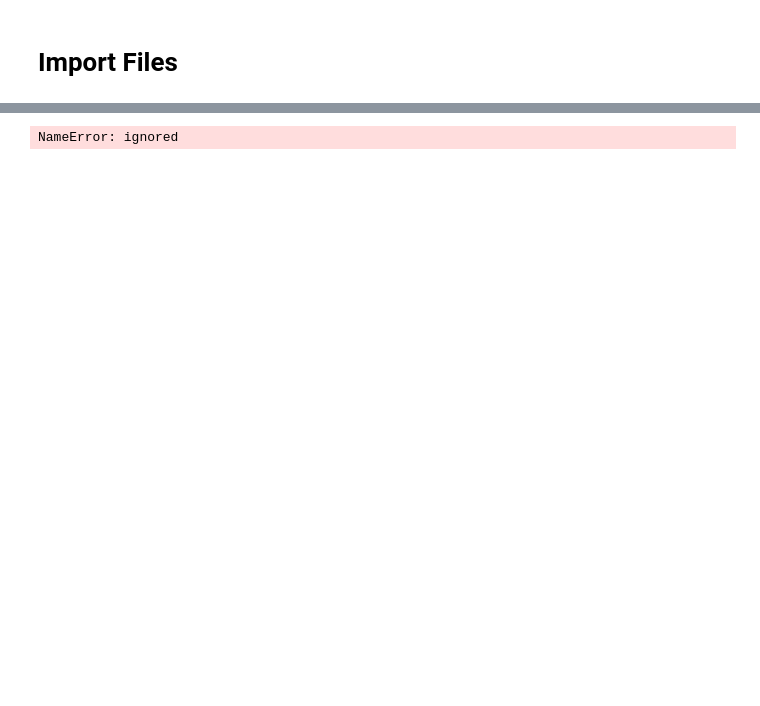
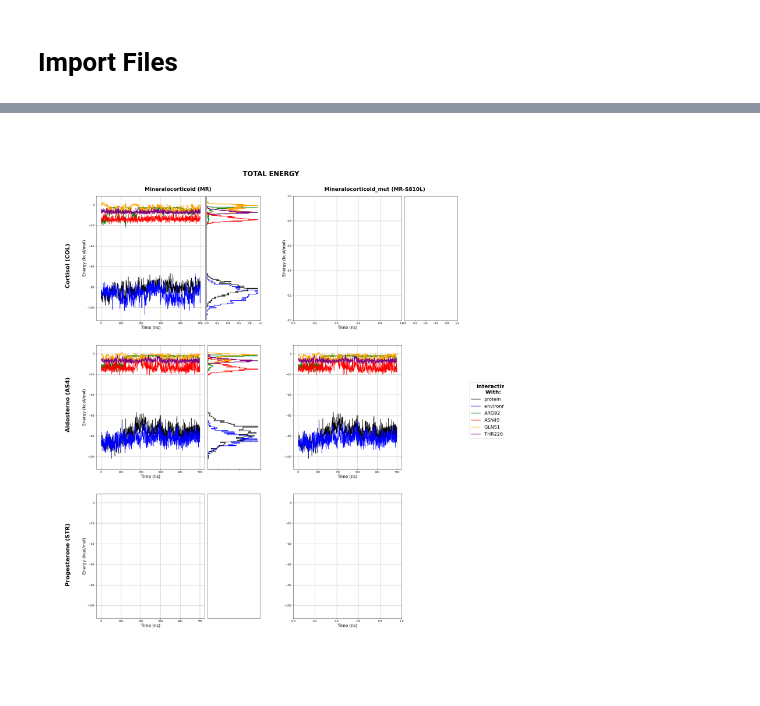
Before and after one commit to saguileran/MD-SCPI, a Jupyter notebook: NoteBooks/PlotEnergies.ipynb, the cells around one changed output, grey strips where cells are left out. Saved outputs shown, nothing was run; the diff lists cells and outputs as text; code cells hidden in the pictures; blank space fills up the shorter version.

```diff
--- a/NoteBooks/PlotEnergies.ipynb
+++ b/NoteBooks/PlotEnergies.ipynb
@@ -114,10 +115,10 @@ def RemoveBox(ax):
   ax.spines['bottom'].set_visible(False)
   ax.spines['left'].set_visible(False)
 
-def PlotEnergies(work_directories, figsize=(33,16), bins=100, bins_cum=50):
+def PlotEnergies(work_directories, figsize=(25,30), bins=100, bins_cum=50):
   plt.close()
   fig = plt.figure(figsize=figsize)
-  gs0 = gridspec.GridSpec(2, 3, figure=fig)
+  gs0 = gridspec.GridSpec(3, 2, figure=fig)
 
   # ----------------------------------------- cortisol -----------------------------------------
   gs00 = gridspec.GridSpecFromSubplotSpec(1, 3, subplot_spec=gs0[0,0], wspace=0.025)
@@ -141,10 +142,11 @@ def PlotEnergies(work_directories, figsize=(33,16), bins=100, bins_cum=50):
 
     c+=1
 
-  ax_main.text(-180, -60, 'WT', fontsize='22', fontweight='bold', rotation=90)
-  ax_main.text(-180, -210, 'S810L', fontsize='22', fontweight='bold', rotation=90)
+  ax_main.text(-180, -80, 'Cortisol (COL)', fontsize='22', fontweight='bold', rotation=90)
+  ax_main.text(-180, -220, 'Aldosterno (AS4)', fontsize='22', fontweight='bold', rotation=90)
+  ax_main.text(-180, -370, 'Progesterone (STR)', fontsize='22', fontweight='bold', rotation=90)
 
-  ax_main.set_title('             Aldosterno (AS4)', fontweight='normal', fontsize='20', pad=20)
+  ax_main.set_title('Mineralocorticoid (MR)', fontweight='bold', fontsize='20', pad=20, x=0.75)
   ax_main.set_xlabel("Time (ns)", fontsize='16')
   ax_main.set_ylabel("Energy (kcal/mol)", fontsize='16')
   #ax_main.legend(bbox_to_anchor=(1.75, .5), title='With', fontsize='14', title_fontsize='16', borderaxespad=0.)
@@ -154,7 +156,7 @@ def PlotEnergies(work_directories, figsize=(33,16), bins=100, bins_cum=50):
   #ax_yCumDist.set_xlabel('cumulative',color='r')
 
   # ----------------------------------------- aldosterone -----------------------------------------
-  gs01 = gs0[0,1].subgridspec(1, 3, wspace=0.05)
+  gs01 = gs0[1,0].subgridspec(1, 3, wspace=0.05)
   ax_main_1 = plt.subplot(gs01[0:2, :2])
   ax_yDist_1 = plt.subplot(gs01[:1, 2],sharey=ax_main_1)
   ax_main_1.grid(True)
@@ -173,8 +175,9 @@ def PlotEnergies(work_directories, figsize=(33,16), bins=100, bins_cum=50):
 
     RemoveBox(ax_yDist_1); RemoveBox(ax_yCumDist_1);
 
-  ax_main_1.set_title('            Cortisol (COL)', fontweight='normal', fontsize='20', pad=15)
+  #ax_main_1.set_title('            Cortisol (COL)', fontweight='normal', fontsize='20', pad=15)
   ax_main_1.set_xlabel("Time (ns)", fontsize='16')
+  ax_main_1.set_ylabel("Energy (kcal/mol)", fontsize='16')
   ax_main_1.sharey(ax_main); ax_main_1.sharex(ax_main)
   #ax_yDist_1.axis('off');    ax_yCumDist_1.axis('off')
 
@@ -183,39 +186,38 @@ def PlotEnergies(work_directories, figsize=(33,16), bins=100, bins_cum=50):
   #ax_main_1.legend(bbox_to_anchor=(1.9, .6), title='$\\bf{With:}$', fontsize='14', title_fontsize='16', borderaxespad=0.)
 
   # ----------------------------------------- progesterone -----------------------------------------
-  gs01 = gs0[0,2].subgridspec(1, 3, wspace=0.05)
+  gs01 = gs0[2,0].subgridspec(1, 3, wspace=0.05)
   ax_main_4 = plt.subplot(gs01[0:2, :2])
   ax_yDist_4 = plt.subplot(gs01[:1, 2],sharey=ax_main_4)
   ax_main_4.grid(True)
 
   for i in range(len(ligand_files_interesting)):
-    data=js.dA(os.path.join(work_directories[1], ligand_files_interesting[i]))
-    x, y = data.X/dt, data.Y + data.eY
-    ax_main_4.plot(x,y,'-', label=ligand_files_interesting[i][7:-4], color=colors[i])
+    #data=js.dA(os.path.join(work_directories[1], ligand_files_interesting[i]))
+    #x, y = data.X/dt, data.Y + data.eY
+    #ax_main_4.plot(x,y,'-', label=ligand_files_interesting[i][7:-4], color=colors[i])
 
     #ax_yDist_4.hist(y,bins=bins,orientation='horizontal', align='mid', label=file[7:-4], stacked=False, density=True, color=colors[c])
-    ax_yCumDist_4 = ax_yDist_4.twiny()
-    ax_yCumDist_4.hist(y,bins=bins_cum,cumulative=False,histtype='step',density=True,color=colors[i],align='mid',orientation='horizontal', lw=2)
+    #ax_yCumDist_4 = ax_yDist_4.twiny()
+    #ax_yCumDist_4.hist(y,bins=bins_cum,cumulative=False,histtype='step',density=True,color=colors[i],align='mid',orientation='horizontal', lw=2)
 
-    ax_yCumDist_4.tick_params(top=False, labeltop=False, left=False, labelleft=False, bottom=False, labelbottom=False)
+    #ax_yCumDist_4.tick_params(top=False, labeltop=False, left=False, labelleft=False, bottom=False, labelbottom=False)
     ax_yDist_4.tick_params(top=False, labeltop=False, left=False, labelleft=False, bottom=False, labelbottom=False)
 
-    RemoveBox(ax_yDist_4); RemoveBox(ax_yCumDist_4);
+    #RemoveBox(ax_yDist_4); RemoveBox(ax_yCumDist_4);
 
-  ax_main_4.set_title('            Progesterone (STR)', fontweight='normal', fontsize='20', pad=15)
+  #ax_main_4.set_title('            Progesterone (STR)', fontweight='normal', fontsize='20', pad=15)
   ax_main_4.set_xlabel("Time (ns)", fontsize='16')
+  ax_main_4.set_ylabel("Energy (kcal/mol)", fontsize='16')
   ax_main_4.sharey(ax_main); ax_main_4.sharex(ax_main)
   #ax_yDist_1.axis('off');    ax_yCumDist_1.axis('off')
 
   #ax_main.set_ylabel("Total Energy (kcal/mol)", fontsize='16')
 
-  ax_main_1.legend(bbox_to_anchor=(1.95, .6), title='$\\bf{With:}$', fontsize='14', title_fontsize='16', borderaxespad=0.)
-
   ##########################################################################################################################################
   # ----------------------------------------- MUTATIONS -----------------------------------------
   ##########################################################################################################################################
   # ----------------------------------------- cortisol -----------------------------------------
-  gs00 = gridspec.GridSpecFromSubplotSpec(1, 3, subplot_spec=gs0[1,0], wspace=0.05)
+  gs00 = gridspec.GridSpecFromSubplotSpec(1, 3, subplot_spec=gs0[0,1], wspace=0.05)
   ax_main_2 = plt.subplot(gs00[0:2, :2])
   ax_main_2.grid(True)
 
@@ -234,7 +236,7 @@ def PlotEnergies(work_directories, figsize=(33,16), bins=100, bins_cum=50):
     ax_yDist_2.tick_params(top=False, labeltop=False, left=False, labelleft=False)
 
 
-  #ax_main_2.set_title('             Aldosterno (AS4)', fontweight='normal', fontsize='20')
+  ax_main_2.set_title('Mineralocorticoid_mut (MR-S810L)', fontweight='bold', fontsize='20', pad=20, x=0.75)
   ax_main_2.set_xlabel("Time (ns)", fontsize='16')
   ax_main_2.set_ylabel("Energy (kcal/mol)", fontsize='16')
   #ax_main.legend(bbox_to_anchor=(1.75, .5), title='With', fontsize='14', title_fontsize='16', borderaxespad=0.)
@@ -250,15 +252,15 @@ def PlotEnergies(work_directories, figsize=(33,16), bins=100, bins_cum=50):
   ax_main_3.grid(True)
 
   for i in range(len(ligand_files_interesting)):
-  #   data=js.dA(os.path.join(work_directories[3], ligand_files_interesting[i]))
-  #   x, y = data.X/dt, data.Y + data.eY
-  #   ax_main_3.plot(x,y, '-', label=ligand_files_interesting[i][7:-4], color=colors[i])
+    data=js.dA(os.path.join(work_directories[1], ligand_files_interesting[i]))
+    x, y = data.X/dt, data.Y + data.eY
+    ax_main_3.plot(x,y, '-', label=ligand_files_interesting[i][7:-4], color=colors[i])
 
-  #   #ax_yDist_3.hist(y,bins=bins,orientation='horizontal', align='mid', label=file[7:-4], stacked=False, density=True, color=colors[c])
-  #   ax_yCumDist_3 = ax_yDist_1.twiny()
-  #   ax_yCumDist_3.hist(y,bins=bins_cum,cumulative=False,histtype='step',density=True,color=colors[i],align='mid',orientation='horizontal', lw=2)
+    #ax_yDist_3.hist(y,bins=bins,orientation='horizontal', align='mid', label=file[7:-4], stacked=False, density=True, color=colors[c])
+    ax_yCumDist_3 = ax_yDist_1.twiny()
+    ax_yCumDist_3.hist(y,bins=bins_cum,cumulative=False,histtype='step',density=True,color=colors[i],align='mid',orientation='horizontal', lw=2)
 
-   # ax_yCumDist_3.tick_params(top=False, labeltop=False, left=False, labelleft=False, bottom=False, labelbottom=False)
+    ax_yCumDist_3.tick_params(top=False, labeltop=False, left=False, labelleft=False, bottom=False, labelbottom=False)
     ax_yDist_3.tick_params(top=False, labeltop=False, left=False, labelleft=False, bottom=False, labelbottom=False)
 
     RemoveBox(ax_yDist_3); #RemoveBox(ax_yCumDist_3);
@@ -267,41 +269,44 @@ def PlotEnergies(work_directories, figsize=(33,16), bins=100, bins_cum=50):
   ax_main_3.set_xlabel("Time (ns)", fontsize='16')
   ax_main_3.sharey(ax_main)
 
+  ax_main_3.legend(bbox_to_anchor=(2.05, .7), title='Interacting\n     With:', fontsize='18', borderaxespad=0., title_fontproperties={'weight':'bold', 'size':'20'})
+
 
   # ----------------------------------------- progesterone -----------------------------------------
-  gs01 = gs0[1,2].subgridspec(1, 3, wspace=0.05)
+  gs01 = gs0[2,1].subgridspec(1, 3, wspace=0.05)
   ax_main_5 = plt.subplot(gs01[0:2, :2])
   ax_yDist_5 = plt.subplot(gs01[:1, 2],sharey=ax_main_1)
   ax_main_5.grid(True)
 
   for i in range(len(ligand_files_interesting)):
   #   data=js.dA(os.path.join(work_directories[3], ligand_files_interesting[i]))
   #   x, y = data.X/dt, data.Y + data.eY
   #   ax_main_5.plot(x,y, '-', label=ligand_files_interesting[i][7:-4], color=colors[i])
 
   #   #ax_yDist_5.hist(y,bins=bins,orientation='horizontal', align='mid', label=file[7:-4], stacked=False, density=True, color=colors[c])
   #   ax_yCumDist_5 = ax_yDist_5.twiny()
   #   ax_yCumDist_5.hist(y,bins=bins_cum,cumulative=False,histtype='step',density=True,color=colors[i],align='mid',orientation='horizontal', lw=2)
 
    # ax_yCumDist_5.tick_params(top=False, labeltop=False, left=False, labelleft=False, bottom=False, labelbottom=False)
     ax_yDist_5.tick_params(top=False, labeltop=False, left=False, labelleft=False, bottom=False, labelbottom=False)
 
     RemoveBox(ax_yDist_5); #RemoveBox(ax_yCumDist_5);
 
   #ax_main_5.set_title('            Cortisol (COL)', fontweight='normal', fontsize='20')
   ax_main_5.set_xlabel("Time (ns)", fontsize='16')
   ax_main_5.sharey(ax_main)
 
 
 
 
-  plt.suptitle('TOTAL ENERGIES MINERALOCORTICOID (MR)', fontweight='bold', fontsize='26') #for MR Ligand Systems
+  plt.suptitle('TOTAL ENERGY', fontweight='bold', fontsize='26', y=0.925) #for MR Ligand Systems
   plt.show()   #fig.tight_layout()
   return fig
 
-PlotEnergies([work_directory_COL, work_directory_AS4, work_directory_STR], bins=100, bins_cum=50);
+fig = PlotEnergies([work_directory_COL, work_directory_AS4, work_directory_STR], bins=100, bins_cum=50);
+fig.savefig("./Energies.png", transparent=True, bbox_inches='tight')
 # %% [output]
-NameError: ignored
+[figure, added]
 # %%
 def PlotsEnergies(work_directory_AS4, work_directory_COL):
 
```
Also changed, not shown: parts of 5 cells of this notebook.
